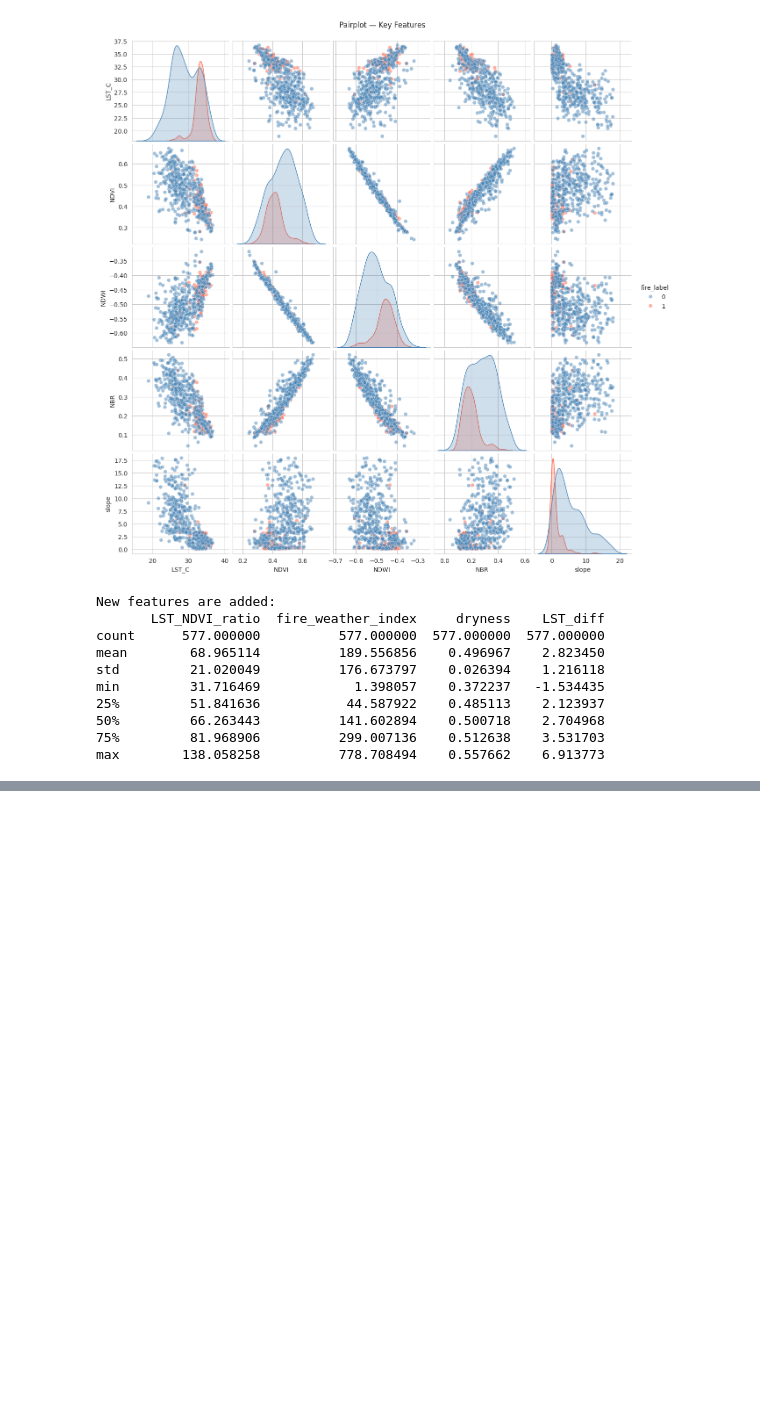
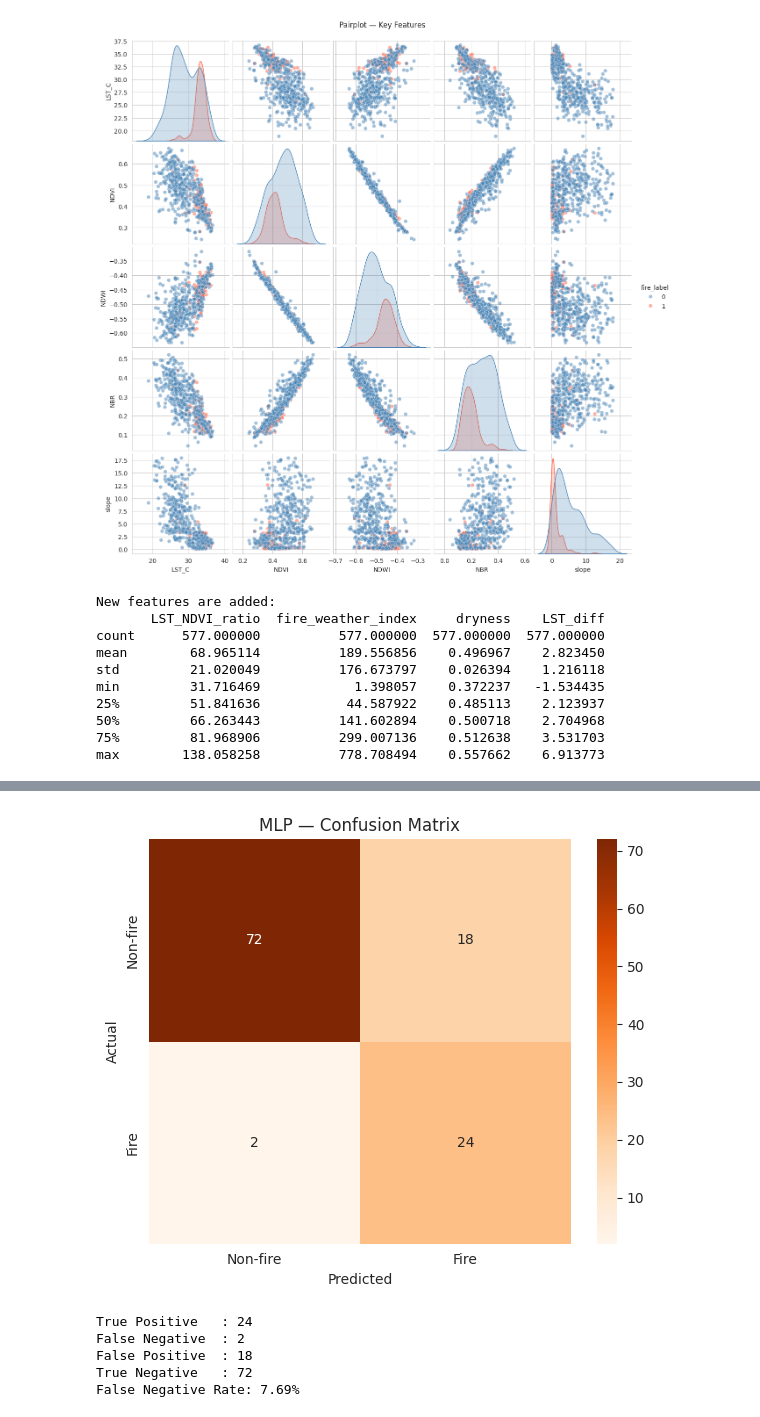
Before and after one commit to beyzahodoglugil/satellite-thermal-digital-twin, a Jupyter notebook: notebooks/fire_risk_model.ipynb, the cells around one changed output, grey strips where cells are left out. Saved outputs shown, nothing was run; the diff lists cells and outputs as text; code cells hidden in the pictures; blank space fills up the shorter version.

```diff
--- a/notebooks/fire_risk_model.ipynb
+++ b/notebooks/fire_risk_model.ipynb
@@ -635,0 +648,28 @@ MLP model saved.
+# %%
+# MLP Confusion Matrix
+cm_mlp = confusion_matrix(y_test, y_pred_mlp)
+
+plt.figure(figsize=(6, 5))
+sns.heatmap(cm_mlp, annot=True, fmt='d', cmap='Oranges',
+            xticklabels=['Non-fire', 'Fire'],
+            yticklabels=['Non-fire', 'Fire'])
+plt.title('MLP — Confusion Matrix')
+plt.xlabel('Predicted')
+plt.ylabel('Actual')
+plt.tight_layout()
+plt.savefig(f'{data_dir}/confusion_matrix_mlp.png', dpi=150)
+plt.show()
+
+tn_mlp, fp_mlp, fn_mlp, tp_mlp = cm_mlp.ravel()
+print(f'True Positive   : {tp_mlp}')
+print(f'False Negative  : {fn_mlp}')
+print(f'False Positive  : {fp_mlp}')
+print(f'True Negative   : {tn_mlp}')
+print(f'False Negative Rate: {fn_mlp/(fn_mlp+tp_mlp):.2%}')
+# %% [output]
+[figure, added]
+True Positive   : 24
+False Negative  : 2
+False Positive  : 18
+True Negative   : 72
+False Negative Rate: 7.69%
```
Also changed, not shown: parts of 4 cells of this notebook, 3 other files.
